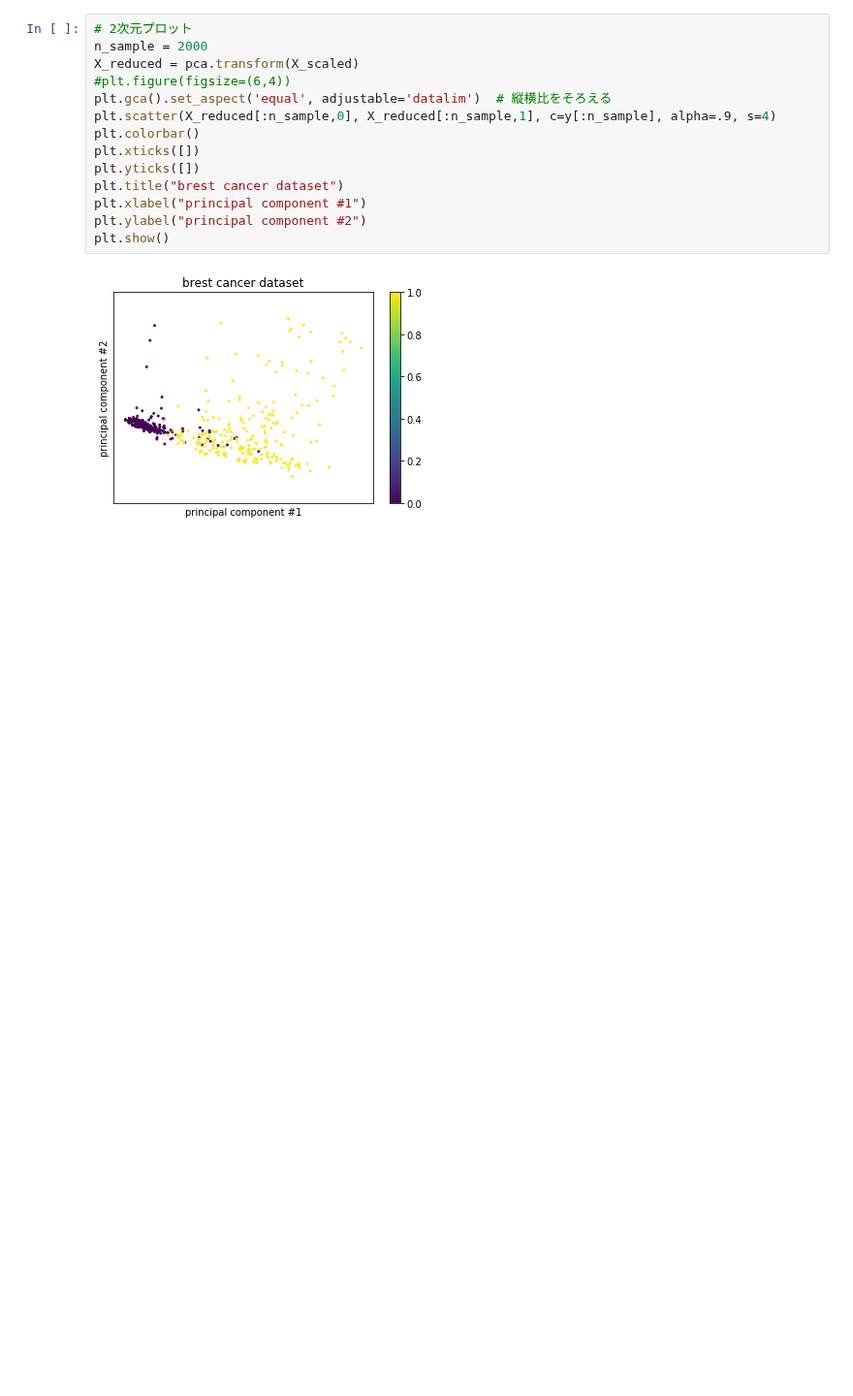
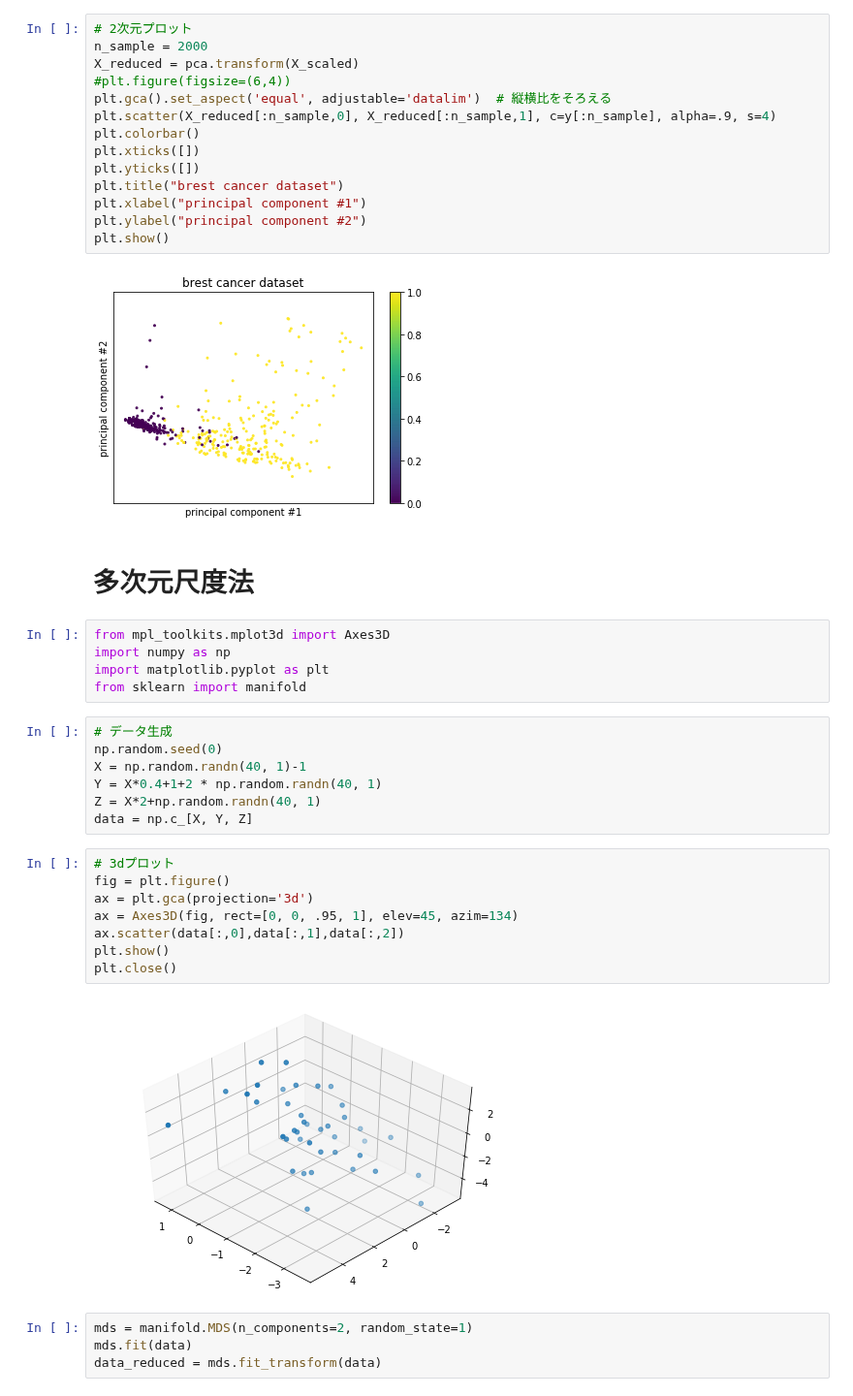
Before and after one commit to tsato-code/python_script, a Jupyter notebook: misc/plot_slide_dimension_reduction.ipynb, the cells around one changed output. Shown at 97% size. Cells and saved outputs as stored; diff of their text form; blank space fills up the shorter version.

```diff
--- a/misc/plot_slide_dimension_reduction.ipynb
+++ b/misc/plot_slide_dimension_reduction.ipynb
@@ -263,3 +263,31 @@ plt.ylabel("principal component #2")
 plt.show()
 # %% [output]
 [figure]
+# %% [markdown]
+# 多次元尺度法
+# %%
+from mpl_toolkits.mplot3d import Axes3D
+import numpy as np
+import matplotlib.pyplot as plt
+from sklearn import manifold
+# %%
+# データ生成
+np.random.seed(0)
+X = np.random.randn(40, 1)-1
+Y = X*0.4+1+2 * np.random.randn(40, 1)
+Z = X*2+np.random.randn(40, 1)
+data = np.c_[X, Y, Z]
+# %%
+# 3dプロット
+fig = plt.figure()
+ax = plt.gca(projection='3d')
+ax = Axes3D(fig, rect=[0, 0, .95, 1], elev=45, azim=134)
+ax.scatter(data[:,0],data[:,1],data[:,2])
+plt.show()
+plt.close()
+# %% [output]
+[figure, added]
+# %%
+mds = manifold.MDS(n_components=2, random_state=1)
+mds.fit(data)
+data_reduced = mds.fit_transform(data)
```
Also changed, not shown: parts of 5 cells of this notebook.
